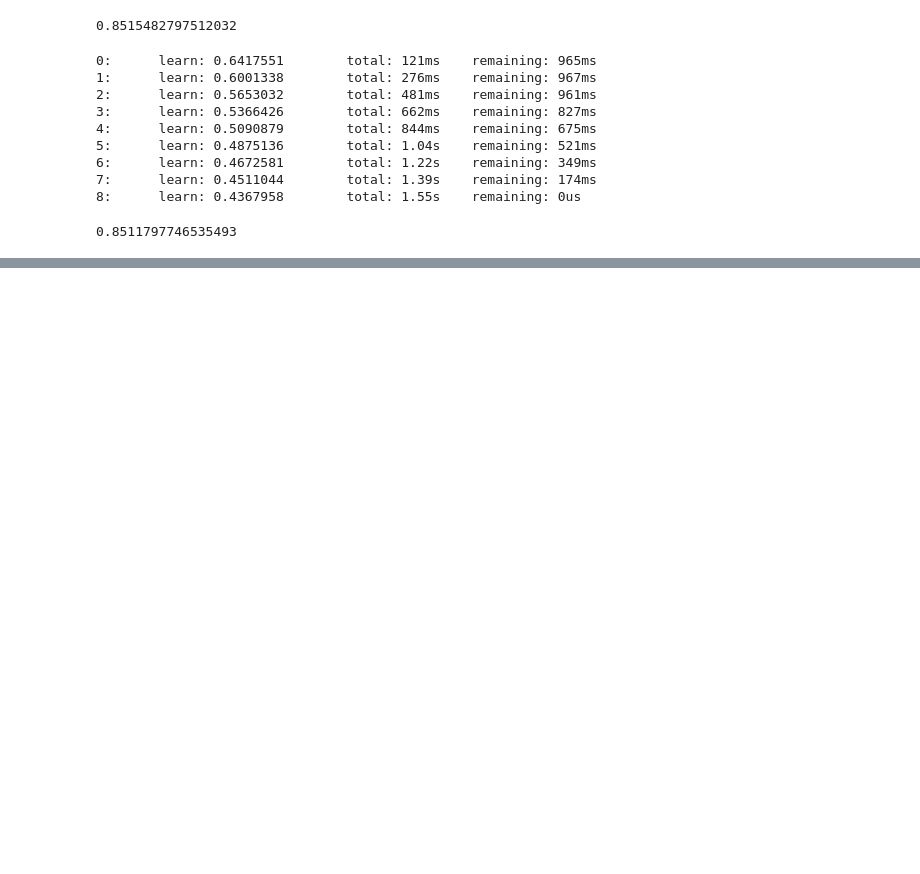
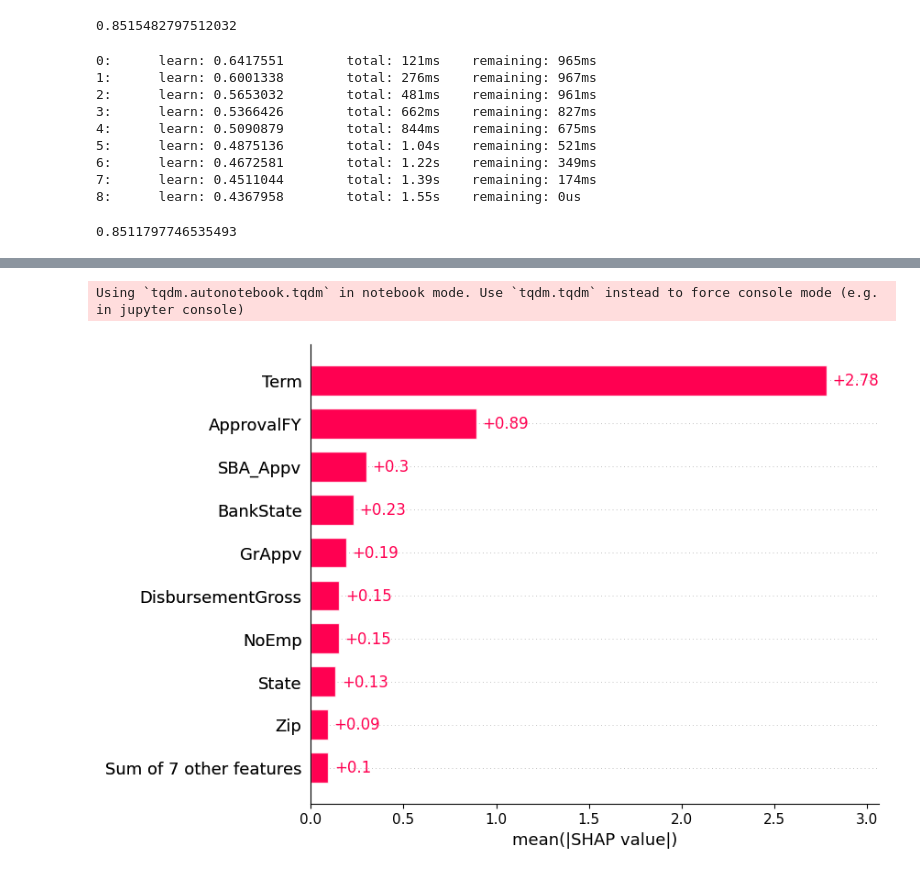
Before and after one commit to thenerd31/transcend, a Jupyter notebook: Models/CatBoost/catBoost.ipynb, the cells around one changed output, grey strips where cells are left out. Saved outputs shown, nothing was run; the diff lists cells and outputs as text; code cells hidden in the pictures; blank space fills up the shorter version.

Commit message:
shap features

```diff
--- a/Models/CatBoost/catBoost.ipynb
+++ b/Models/CatBoost/catBoost.ipynb
@@ -191,0 +192,15 @@ accuracy
+# %%
+import shap
+feature_names = list(X_test.columns)
+
+# Calculate SHAP values for your test set
+shap_values = shap.Explainer(model).shap_values(X_test)
+
+# Create an Explanation object from the SHAP values with feature names
+explanation = shap.Explanation(shap_values, X_test, feature_names=feature_names)
+
+# Plot the SHAP values graph with feature names
+shap.plots.bar(explanation)
+# %% [output]
+Using `tqdm.autonotebook.tqdm` in notebook mode. Use `tqdm.tqdm` instead to force console mode (e.g. in jupyter console)
+[figure, added]
```
Also changed, not shown: parts of 2 cells of this notebook, 4 other files.
